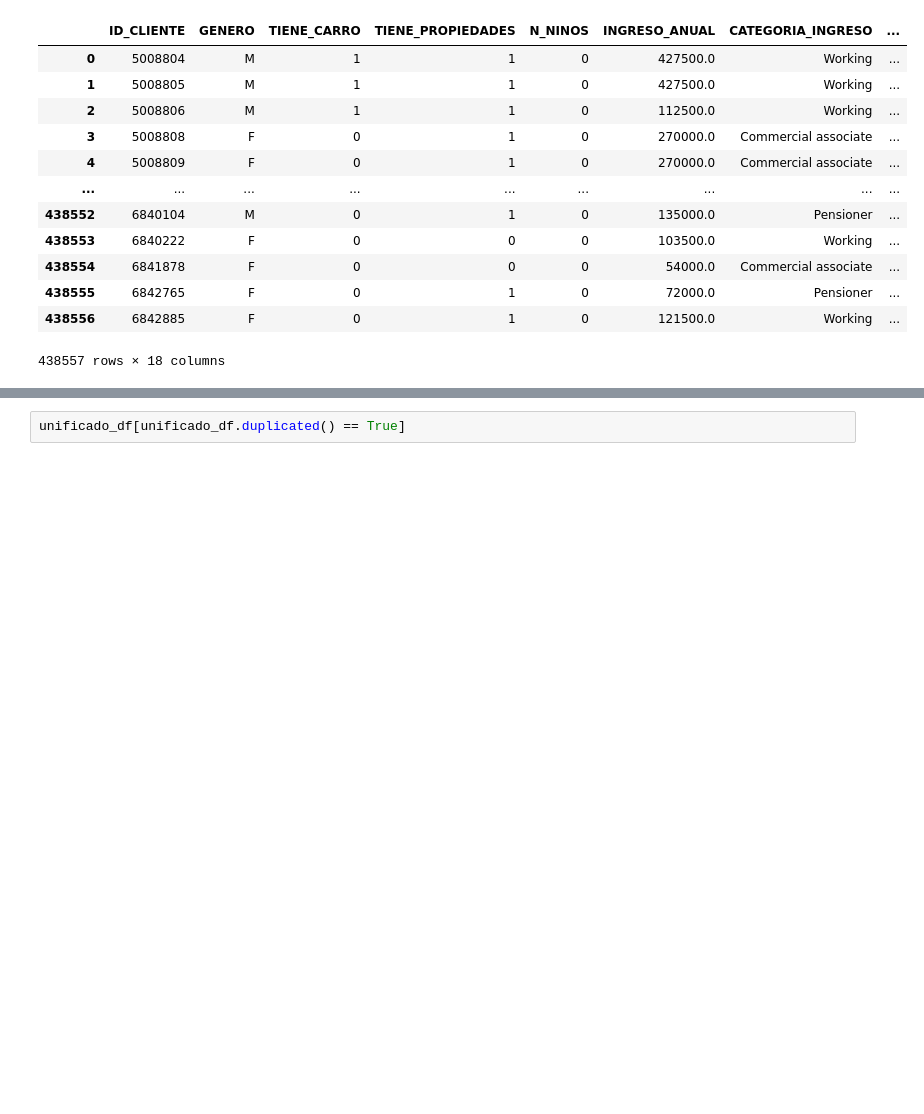
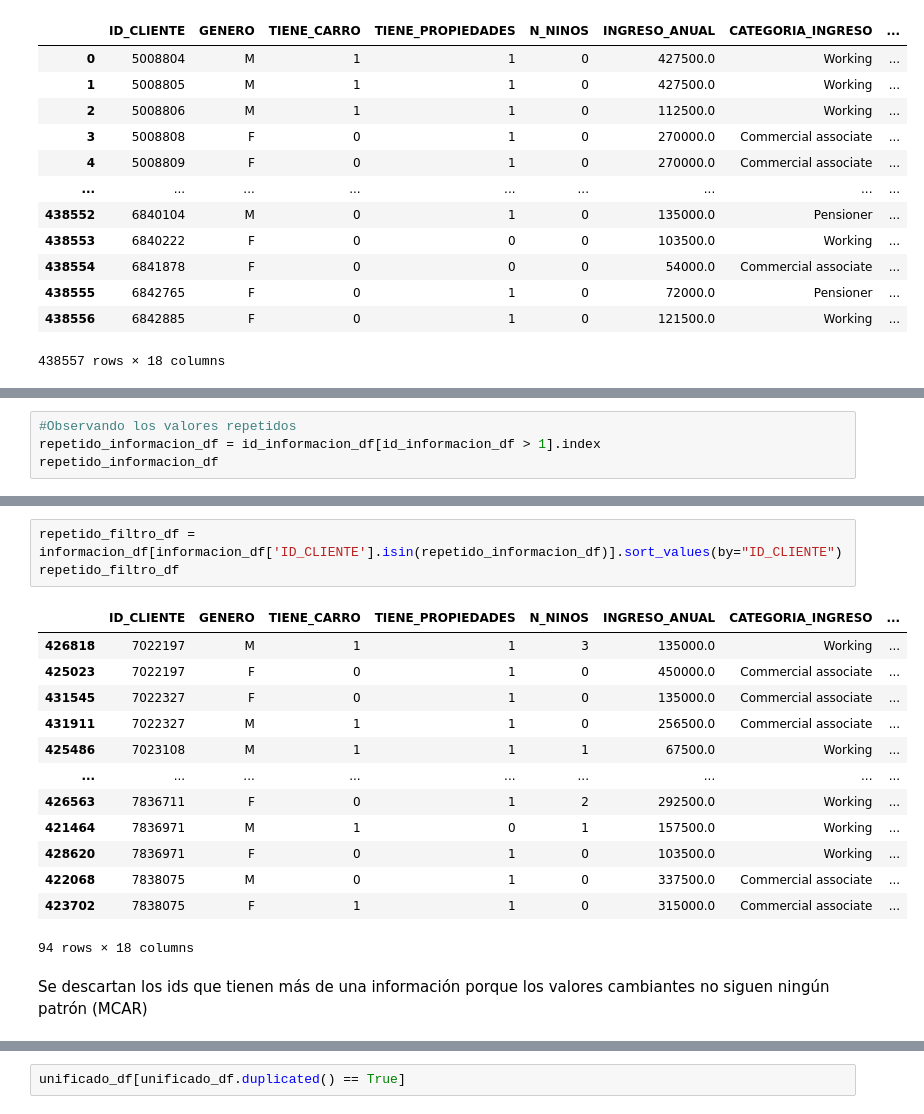
Before and after one commit to ajalca/cbe_customer_classification, a Jupyter notebook: VISA - Grupo 5.ipynb, the cells around one changed output, grey strips where cells are left out. Saved outputs shown, nothing was run; the diff lists cells and outputs as text; blank space fills up the shorter version.

```diff
--- a/VISA - Grupo 5.ipynb
+++ b/VISA - Grupo 5.ipynb
@@ -262,0 +256,4 @@ dtype: int64
+# %%
+#Observando los valores repetidos
+repetido_informacion_df = id_informacion_df[id_informacion_df > 1].index
+repetido_informacion_df
@@ -262,0 +269,19 @@ dtype: int64
+# %%
+repetido_filtro_df = informacion_df[informacion_df['ID_CLIENTE'].isin(repetido_informacion_df)].sort_values(by="ID_CLIENTE")
+repetido_filtro_df
+# %% [output]
+|  | ID_CLIENTE | GENERO | TIENE_CARRO | TIENE_PROPIEDADES | N_NINOS | INGRESO_ANUAL | CATEGORIA_INGRESO | ... |
+| 426818 | 7022197 | M | 1 | 1 | 3 | 135000.0 | Working | ... |
+| 425023 | 7022197 | F | 0 | 1 | 0 | 450000.0 | Commercial associate | ... |
+| 431545 | 7022327 | F | 0 | 1 | 0 | 135000.0 | Commercial associate | ... |
+| 431911 | 7022327 | M | 1 | 1 | 0 | 256500.0 | Commercial associate | ... |
+| 425486 | 7023108 | M | 1 | 1 | 1 | 67500.0 | Working | ... |
+| ... | ... | ... | ... | ... | ... | ... | ... | ... |
+| 426563 | 7836711 | F | 0 | 1 | 2 | 292500.0 | Working | ... |
+| 421464 | 7836971 | M | 1 | 0 | 1 | 157500.0 | Working | ... |
+| 428620 | 7836971 | F | 0 | 1 | 0 | 103500.0 | Working | ... |
+| 422068 | 7838075 | M | 0 | 1 | 0 | 337500.0 | Commercial associate | ... |
+| 423702 | 7838075 | F | 1 | 1 | 0 | 315000.0 | Commercial associate | ... |
+94 rows × 18 columns
+# %% [markdown]
+Se descartan los ids que tienen más de una información porque los valores cambiantes no siguen ningún patrón (MCAR)
```
Also changed, not shown: parts of 14 cells of this notebook, 1 other file.
